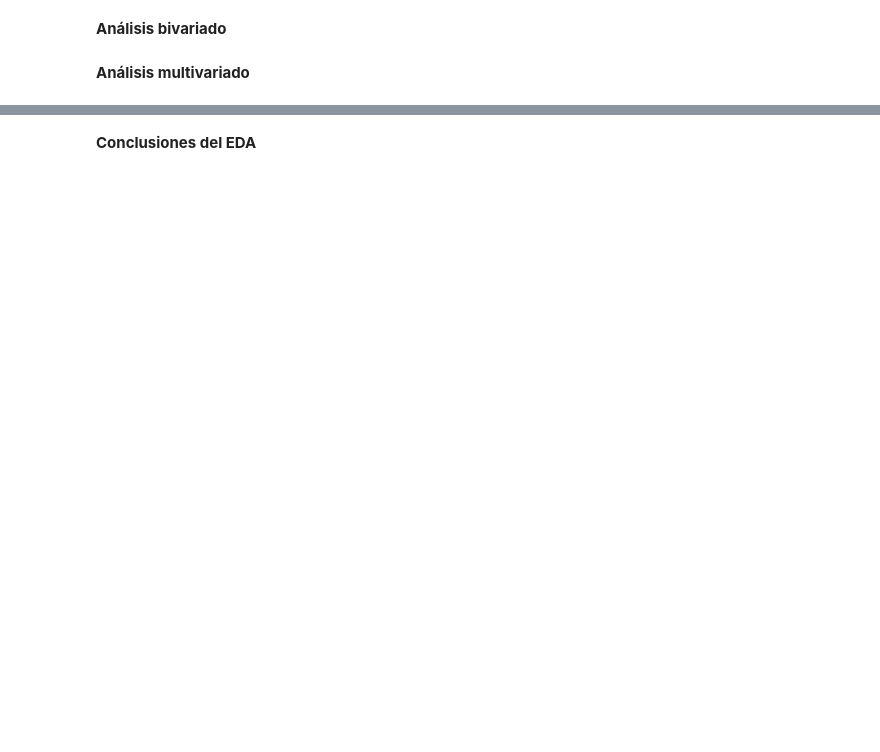
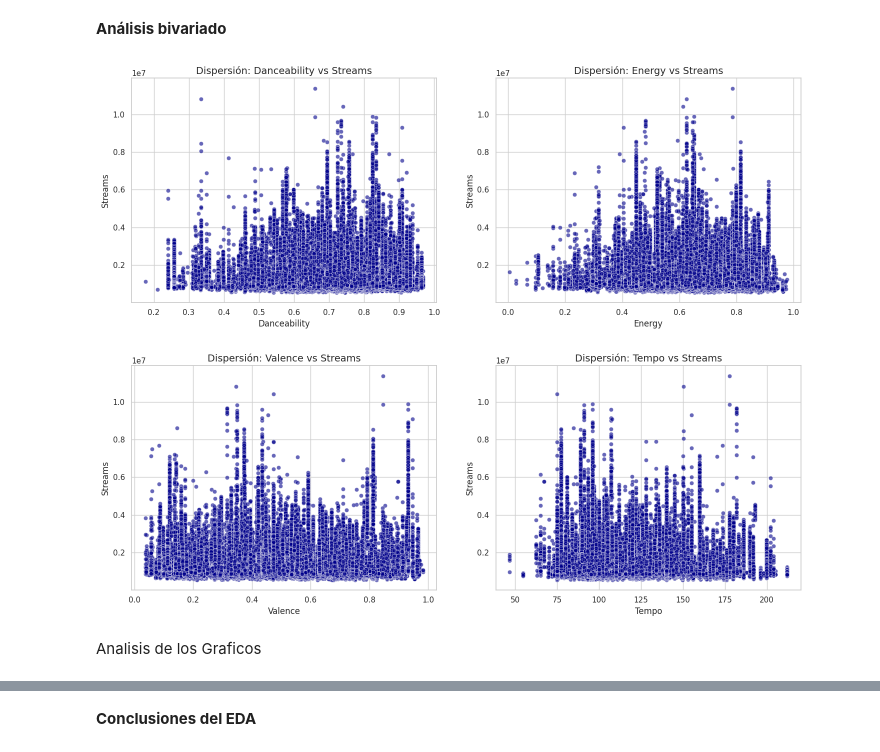
Before and after one commit to tiagoflorin/DataScience1, a Jupyter notebook: ProyectoFinal+Florin.ipynb, the cells around one changed output, grey strips where cells are left out. Drawn from its saved outputs; the diff is of its cells as text; code cells hidden in the pictures; blank space fills up the shorter version.

Commit message:
Se creó con Colab

```diff
--- a/ProyectoFinal+Florin.ipynb
+++ b/ProyectoFinal+Florin.ipynb
@@ -171,4 +229,44 @@ plt.show()
 # %% [markdown]
 **Análisis bivariado**
-# %% [markdown]
-**Análisis multivariado**
+# %%
+import matplotlib.pyplot as plt
+import seaborn as sns
+
+# Configuración básica para mejorar la visualización en Colab
+sns.set_style("whitegrid")
+plt.rcParams['figure.figsize'] = (15, 12) # Aumenta el tamaño global de la figura
+
+# Lista de variables predictoras que quieres graficar contra 'streams'
+caracteristicas = ['danceability', 'energy', 'valence', 'tempo']
+
+# Crear una figura con 4 subplots (2 filas y 2 columnas)
+fig, axes = plt.subplots(2, 2)
+
+# El método .flatten() permite iterar sobre los ejes (axes) de forma simple
+for i, col in enumerate(caracteristicas):
+    # Calcular la fila y columna para colocar el gráfico
+    fila = i // 2
+    columna = i % 2
+
+    # Crear el Scatterplot
+    # Usamos sns.scatterplot para una mejor visualización de la densidad
+    sns.scatterplot(
+        x=df[col],
+        y=df['streams'],
+        ax=axes[fila, columna],
+        alpha=0.6, # Transparencia para ver dónde se superponen los puntos
+        color='darkblue'
+    )
+
+    # Añadir título y etiquetas
+    axes[fila, columna].set_title(f'Dispersión: {col.title()} vs Streams', fontsize=14)
+    axes[fila, columna].set_xlabel(col.title(), fontsize=12)
+    axes[fila, columna].set_ylabel('Streams', fontsize=12)
+
+# Ajustar el espacio entre los subplots para que no se superpongan
+plt.tight_layout(pad=3.0)
+plt.show()
+# %% [output]
+[figure, added]
+# %% [markdown]
+Analisis de los Graficos
```
Also changed, not shown: parts of 25 cells of this notebook.
